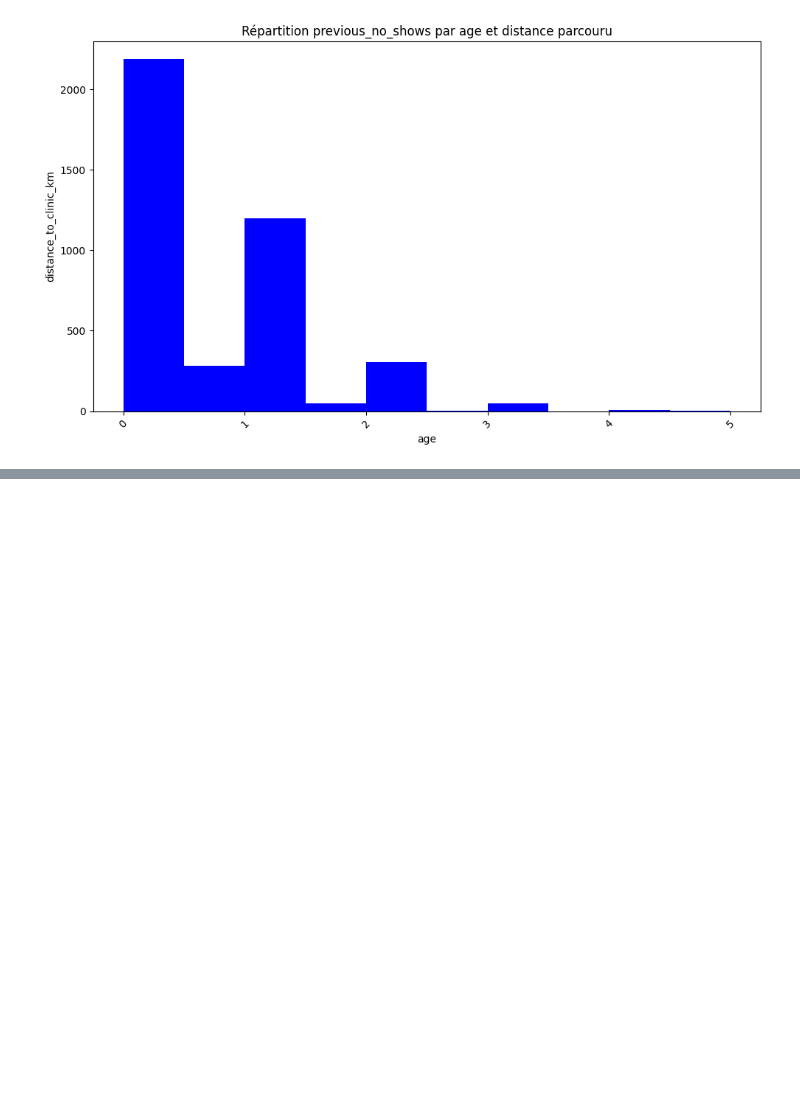
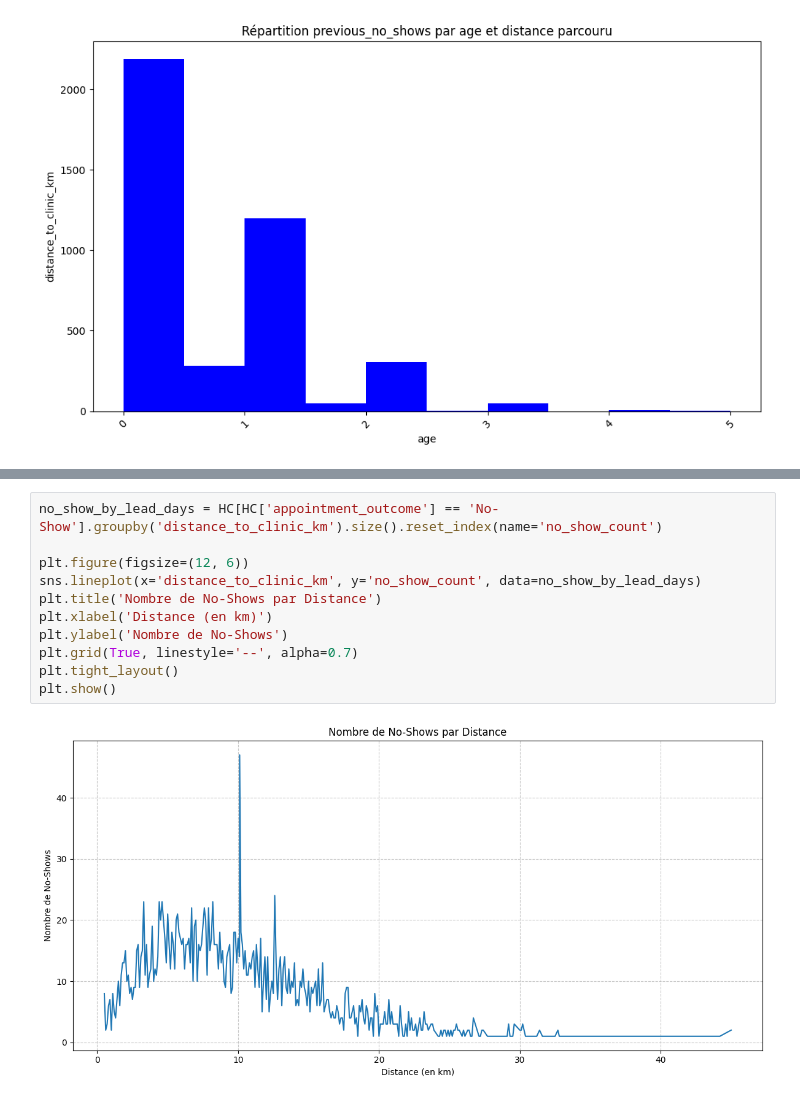
Before and after one commit to Bakana1171/daset, a Jupyter notebook: HealthConnect.ipynb, the cells around one changed output, grey strips where cells are left out. Drawn from its saved outputs; the diff is of its cells as text; blank space fills up the shorter version.

```diff
--- a/HealthConnect.ipynb
+++ b/HealthConnect.ipynb
@@ -291,0 +355,13 @@ plt.show()
+# %%
+no_show_by_lead_days = HC[HC['appointment_outcome'] == 'No-Show'].groupby('distance_to_clinic_km').size().reset_index(name='no_show_count')
+
+plt.figure(figsize=(12, 6))
+sns.lineplot(x='distance_to_clinic_km', y='no_show_count', data=no_show_by_lead_days)
+plt.title('Nombre de No-Shows par Distance')
+plt.xlabel('Distance (en km)')
+plt.ylabel('Nombre de No-Shows')
+plt.grid(True, linestyle='--', alpha=0.7)
+plt.tight_layout()
+plt.show()
+# %% [output]
+[figure, added]
```
Also changed, not shown: parts of 11 cells of this notebook.
